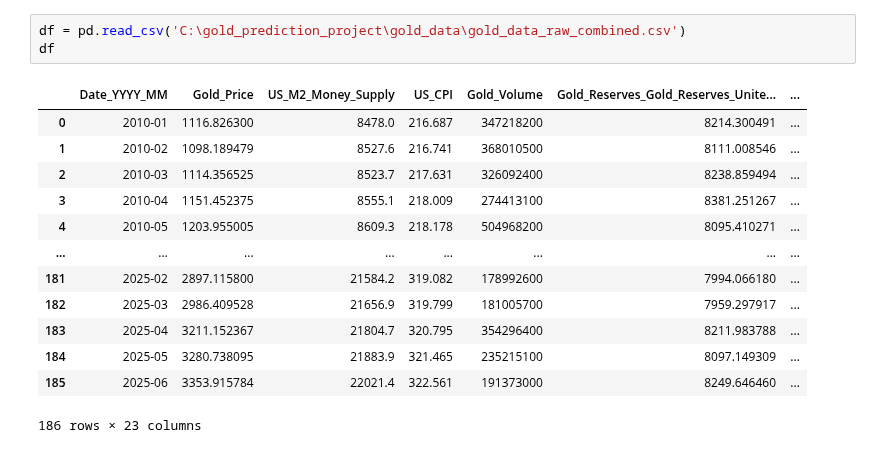
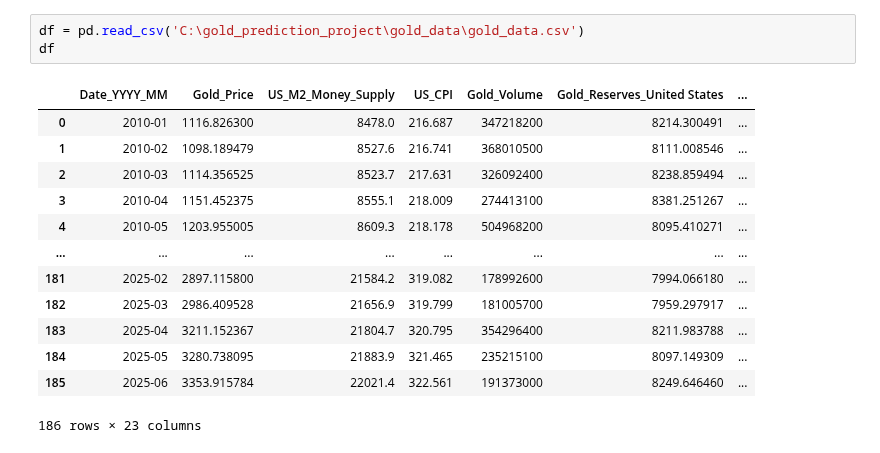
Before and after one commit to BaeSihun/gold_price_predict, a Jupyter notebook: 0909_predict_gold.ipynb, the cells around one changed output. Drawn from its saved outputs; the diff is of its cells as text.

```diff
--- a/0909_predict_gold.ipynb
+++ b/0909_predict_gold.ipynb
@@ -1,8 +1,8 @@
 # %%
-df = pd.read_csv('C:\gold_prediction_project\gold_data\gold_data_raw_combined.csv')
+df = pd.read_csv('C:\gold_prediction_project\gold_data\gold_data.csv')
 df
 # %% [output]
-|  | Date_YYYY_MM | Gold_Price | US_M2_Money_Supply | US_CPI | Gold_Volume | Gold_Reserves_Gold_Reserves_Unite... | ... |
+|  | Date_YYYY_MM | Gold_Price | US_M2_Money_Supply | US_CPI | Gold_Volume | Gold_Reserves_United States | ... |
 | 0 | 2010-01 | 1116.826300 | 8478.0 | 216.687 | 347218200 | 8214.300491 | ... |
 | 1 | 2010-02 | 1098.189479 | 8527.6 | 216.741 | 368010500 | 8111.008546 | ... |
 | 2 | 2010-03 | 1114.356525 | 8523.7 | 217.631 | 326092400 | 8238.859494 | ... |
```
Also changed, not shown: parts of 5 cells of this notebook, 1 other file.
